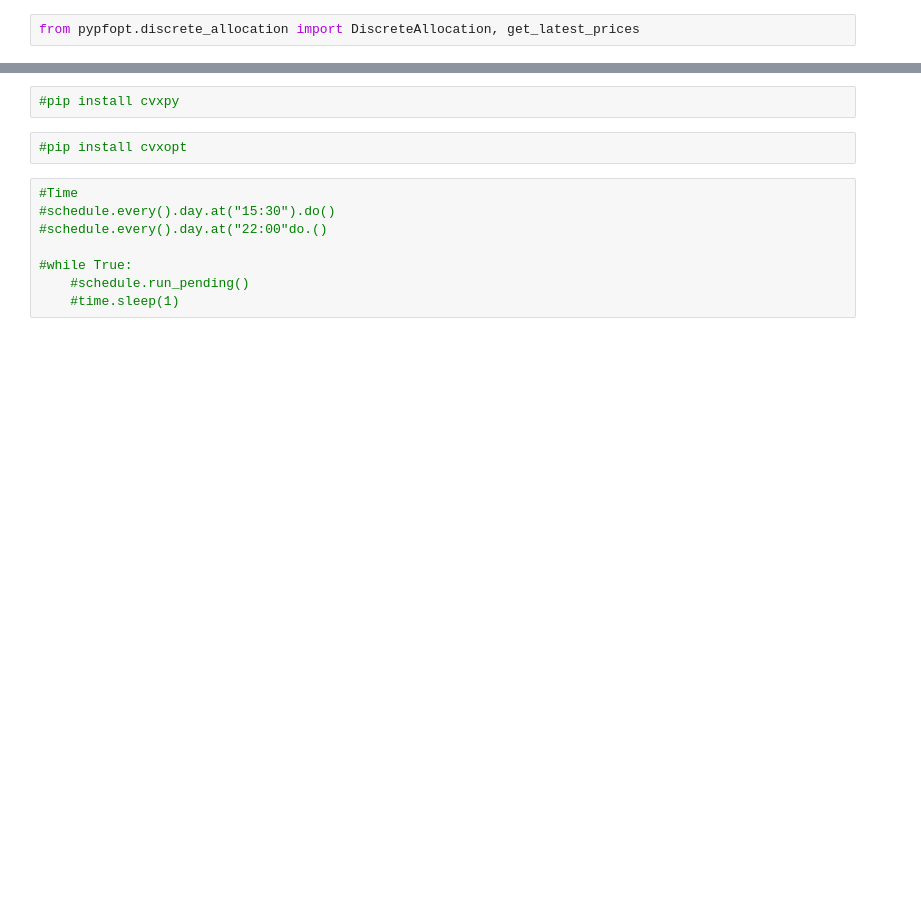
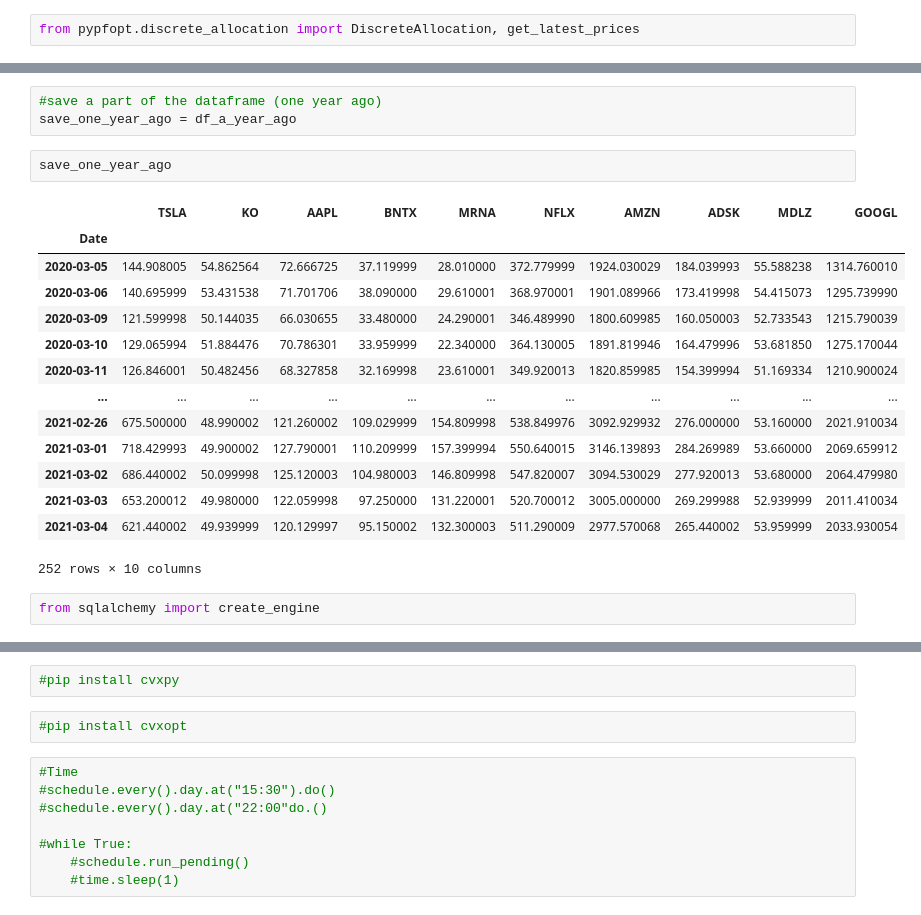
Before and after one commit to maxrw98/BestInvest, a Jupyter notebook: BestInvest.ipynb, the cells around one changed output, grey strips where cells are left out. Drawn from its saved outputs; the diff is of its cells as text; blank space fills up the shorter version.

Commit message:
Databank of companies
save_df_a_year_ago: This contains historical data from a year ago of 10 selected companies

```diff
--- a/BestInvest.ipynb
+++ b/BestInvest.ipynb
@@ -165,0 +166,22 @@ Funds remaining: $234.68
+# %%
+#save a part of the dataframe (one year ago)
+save_one_year_ago = df_a_year_ago
+# %%
+save_one_year_ago
+# %% [output]
+|  | TSLA | KO | AAPL | BNTX | MRNA | NFLX | AMZN | ADSK | MDLZ | GOOGL |
+| Date |  |  |  |  |  |  |  |  |  |  |
+| 2020-03-05 | 144.908005 | 54.862564 | 72.666725 | 37.119999 | 28.010000 | 372.779999 | 1924.030029 | 184.039993 | 55.588238 | 1314.760010 |
+| 2020-03-06 | 140.695999 | 53.431538 | 71.701706 | 38.090000 | 29.610001 | 368.970001 | 1901.089966 | 173.419998 | 54.415073 | 1295.739990 |
+| 2020-03-09 | 121.599998 | 50.144035 | 66.030655 | 33.480000 | 24.290001 | 346.489990 | 1800.609985 | 160.050003 | 52.733543 | 1215.790039 |
+| 2020-03-10 | 129.065994 | 51.884476 | 70.786301 | 33.959999 | 22.340000 | 364.130005 | 1891.819946 | 164.479996 | 53.681850 | 1275.170044 |
+| 2020-03-11 | 126.846001 | 50.482456 | 68.327858 | 32.169998 | 23.610001 | 349.920013 | 1820.859985 | 154.399994 | 51.169334 | 1210.900024 |
+| ... | ... | ... | ... | ... | ... | ... | ... | ... | ... | ... |
+| 2021-02-26 | 675.500000 | 48.990002 | 121.260002 | 109.029999 | 154.809998 | 538.849976 | 3092.929932 | 276.000000 | 53.160000 | 2021.910034 |
+| 2021-03-01 | 718.429993 | 49.900002 | 127.790001 | 110.209999 | 157.399994 | 550.640015 | 3146.139893 | 284.269989 | 53.660000 | 2069.659912 |
+| 2021-03-02 | 686.440002 | 50.099998 | 125.120003 | 104.980003 | 146.809998 | 547.820007 | 3094.530029 | 277.920013 | 53.680000 | 2064.479980 |
+| 2021-03-03 | 653.200012 | 49.980000 | 122.059998 | 97.250000 | 131.220001 | 520.700012 | 3005.000000 | 269.299988 | 52.939999 | 2011.410034 |
+| 2021-03-04 | 621.440002 | 49.939999 | 120.129997 | 95.150002 | 132.300003 | 511.290009 | 2977.570068 | 265.440002 | 53.959999 | 2033.930054 |
+252 rows × 10 columns
+# %%
+from sqlalchemy import create_engine
```
Also changed, not shown: parts of 11 cells of this notebook, 2 other files.
